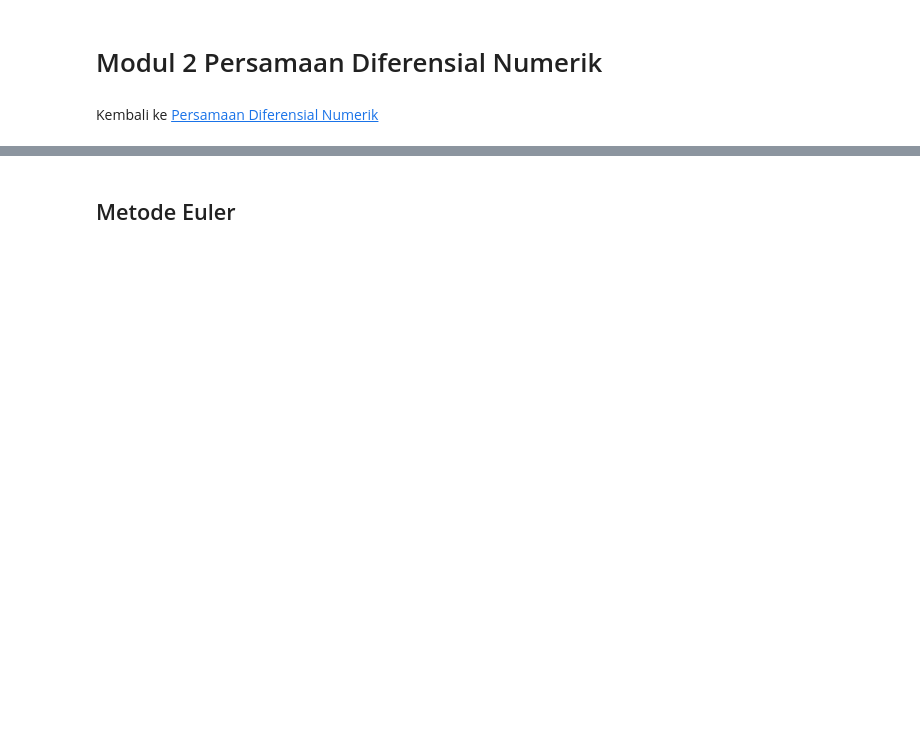
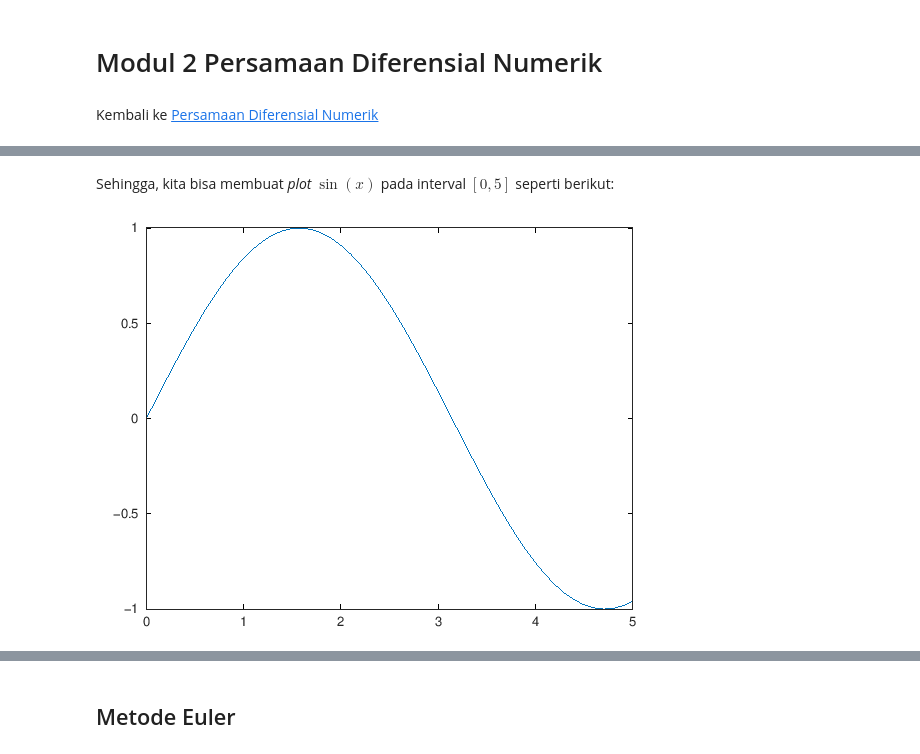
Before and after one commit to aslab-math-ui/modul-prak, a Jupyter notebook: semuahalaman/modulprak/2024/genap/pdnum/modul2.ipynb, the cells around one changed output, grey strips where cells are left out. Cells and saved outputs as stored; diff of their text form; code cells hidden in the pictures; blank space fills up the shorter version.

```diff
--- a/semuahalaman/modulprak/2024/genap/pdnum/modul2.ipynb
+++ b/semuahalaman/modulprak/2024/genap/pdnum/modul2.ipynb
@@ -4,0 +97,8 @@ Kembali ke [Persamaan Diferensial Numerik](./pdnum2024genap.qmd)
+# %% [markdown]
+Sehingga, kita bisa membuat *plot* $\sin(x)$ pada interval $[0,5]$ seperti berikut:
+# %%
+x = 0 : 0.1 : 5;
+y = sin(x);
+plot(x,y)
+# %% [output]
+[figure, added]
```
Also changed, not shown: parts of 43 cells of this notebook.
